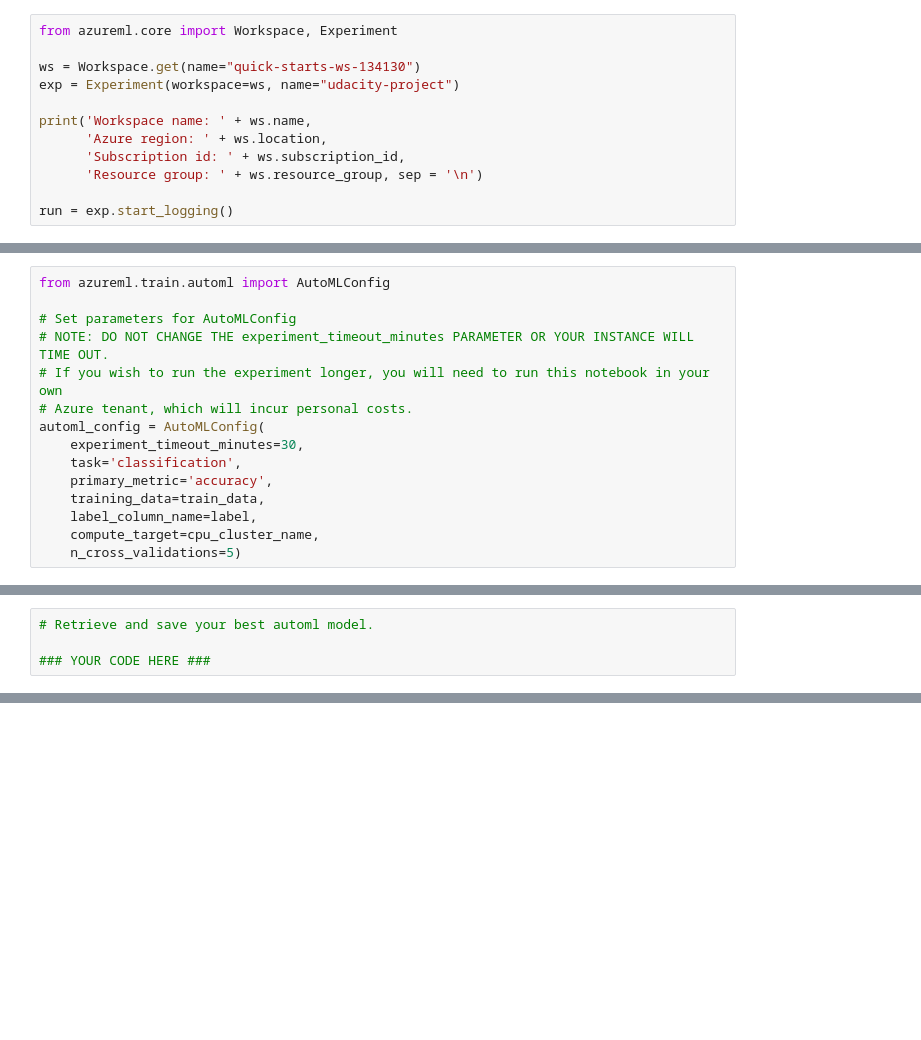
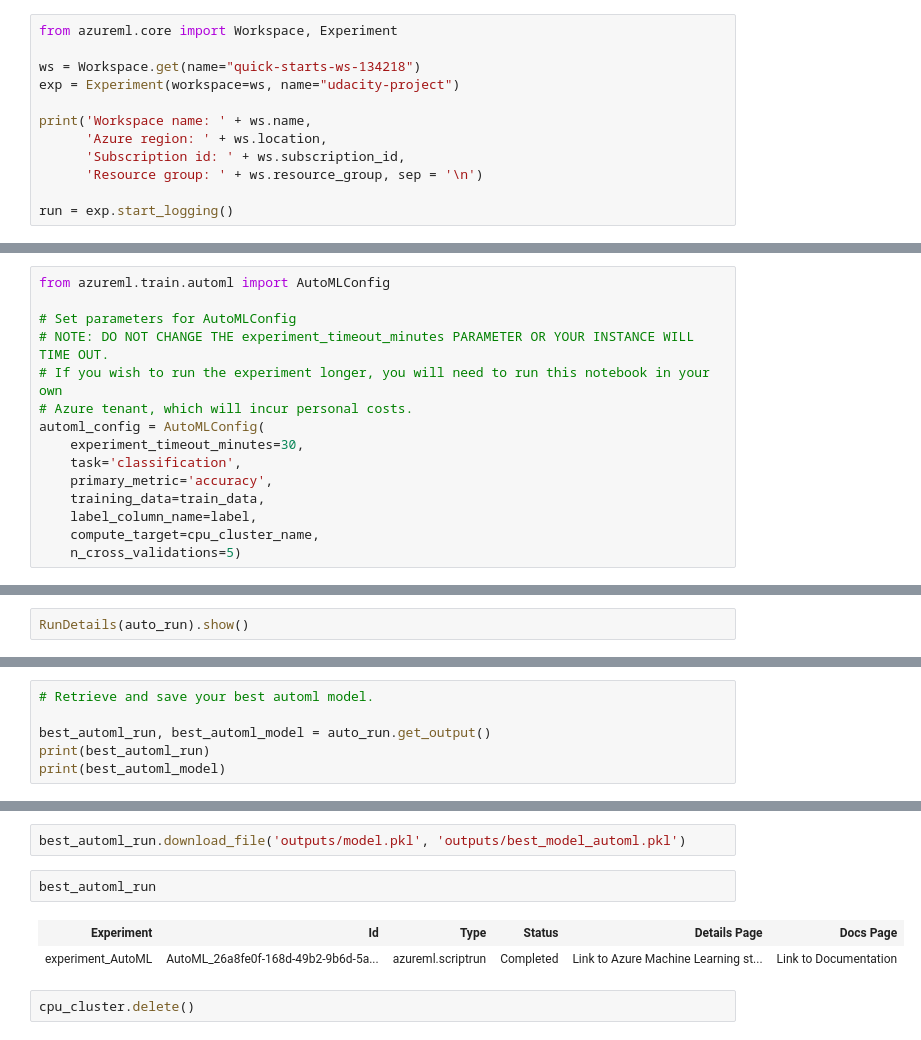
Before and after one commit to singh2010nidhi/Optimizing_a_Pipeline_in_Azure, a Jupyter notebook: udacity-project.ipynb, the cells around one changed output, grey strips where cells are left out. Saved outputs shown, nothing was run; the diff lists cells and outputs as text; blank space fills up the shorter version.

Commit message:
auto ml run completed

```diff
--- a/udacity-project.ipynb
+++ b/udacity-project.ipynb
@@ -1,7 +1,7 @@
 # %%
 from azureml.core import Workspace, Experiment
 
-ws = Workspace.get(name="quick-starts-ws-134130")
+ws = Workspace.get(name="quick-starts-ws-134218")
 exp = Experiment(workspace=ws, name="udacity-project")
 
 print('Workspace name: ' + ws.name,
@@ -240,0 +302,2 @@ ValidationException: ValidationException:
+# %%
+RunDetails(auto_run).show()
@@ -241,4 +306,6 @@ ValidationException: ValidationException:
 # %%
 # Retrieve and save your best automl model.
 
-### YOUR CODE HERE ###
+best_automl_run, best_automl_model = auto_run.get_output()
+print(best_automl_run)
+print(best_automl_model)
@@ -244,0 +363,9 @@ ValidationException: ValidationException:
+# %%
+best_automl_run.download_file('outputs/model.pkl', 'outputs/best_model_automl.pkl')
+# %%
+best_automl_run
+# %% [output]
+| Experiment | Id | Type | Status | Details Page | Docs Page |
+| experiment_AutoML | AutoML_26a8fe0f-168d-49b2-9b6d-5a... | azureml.scriptrun | Completed | Link to Azure Machine Learning st... | Link to Documentation |
+# %%
+cpu_cluster.delete()
```
Also changed, not shown: parts of 17 cells of this notebook.
